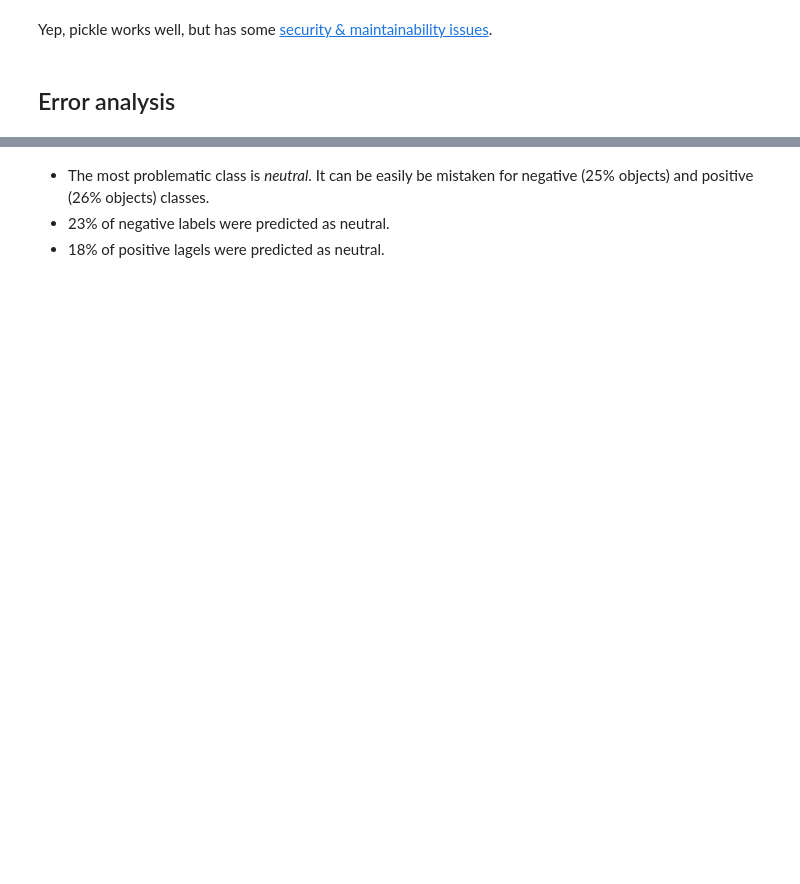
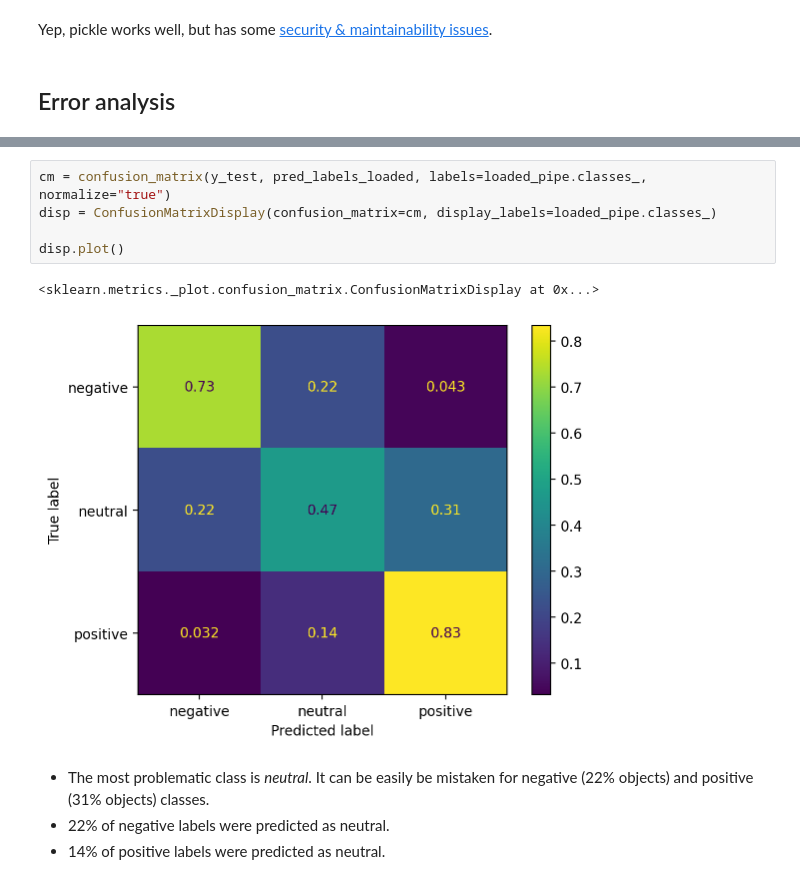
Before and after one commit to Extremesarova/shows_sentiment_analysis, a Jupyter notebook: notebooks/01_baseline.ipynb, the cells around one changed output, grey strips where cells are left out. Cells and saved outputs as stored; diff of their text form; blank space fills up the shorter version.

```diff
--- a/notebooks/01_baseline.ipynb
+++ b/notebooks/01_baseline.ipynb
@@ -482,4 +490,12 @@ disp.plot();
+# %%
+cm = confusion_matrix(y_test, pred_labels_loaded, labels=loaded_pipe.classes_, normalize="true")
+disp = ConfusionMatrixDisplay(confusion_matrix=cm, display_labels=loaded_pipe.classes_)
+
+disp.plot()
+# %% [output]
+<sklearn.metrics._plot.confusion_matrix.ConfusionMatrixDisplay at 0x...>
+[figure, added]
 # %% [markdown]
- - The most problematic class is *neutral*. It can be easily be mistaken for negative (25% objects) and positive (26% objects) classes.
- - 23% of negative labels were predicted as neutral.
- - 18% of positive lagels were predicted as neutral.
+ - The most problematic class is *neutral*. It can be easily be mistaken for negative (22% objects) and positive (31% objects) classes.
+ - 22% of negative labels were predicted as neutral.
+ - 14% of positive labels were predicted as neutral.
```
Also changed, not shown: parts of 14 cells of this notebook.
